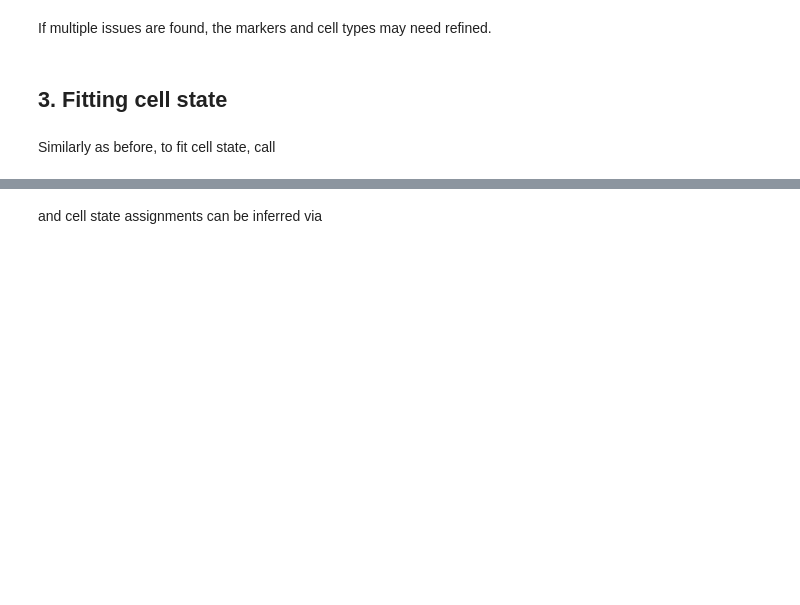
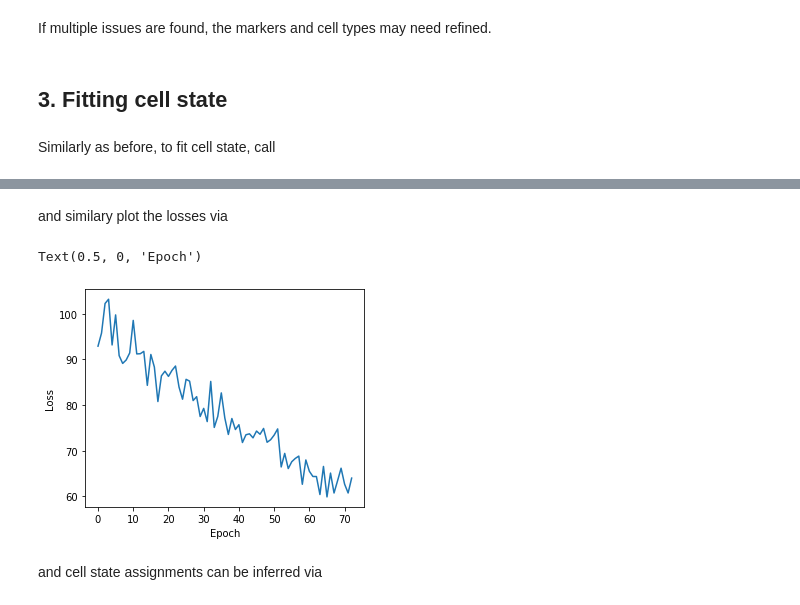
Before and after one commit to camlab-bioml/astir, a Jupyter notebook: docs/tutorials/notebooks/getting_started.ipynb, the cells around one changed output, grey strips where cells are left out. Saved outputs shown, nothing was run; the diff lists cells and outputs as text; code cells hidden in the pictures; blank space fills up the shorter version.

```diff
--- a/docs/tutorials/notebooks/getting_started.ipynb
+++ b/docs/tutorials/notebooks/getting_started.ipynb
@@ -177,3 +189,13 @@ ast.fit_state()
+# %% [markdown]
+and similary plot the losses via
+# %%
+plt.figure(figsize=(5,4))
+plt.plot(np.arange(len(ast.get_state_losses())), ast.get_state_losses())
+plt.ylabel("Loss")
+plt.xlabel("Epoch")
+# %% [output]
+Text(0.5, 0, 'Epoch')
+[figure, added]
 # %% [markdown]
 and cell state assignments can be inferred via
 # %%
```
Also changed, not shown: parts of 17 cells of this notebook, 3 other files.
